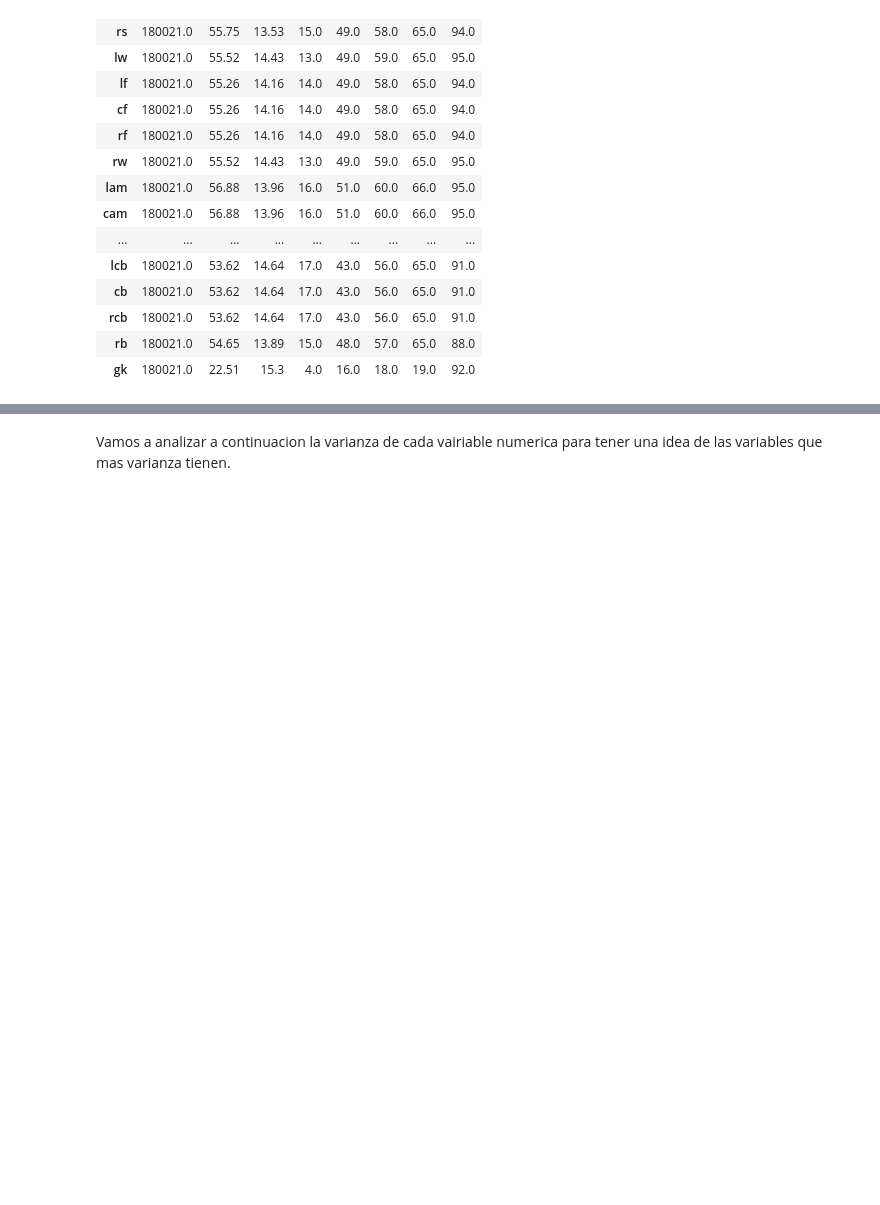
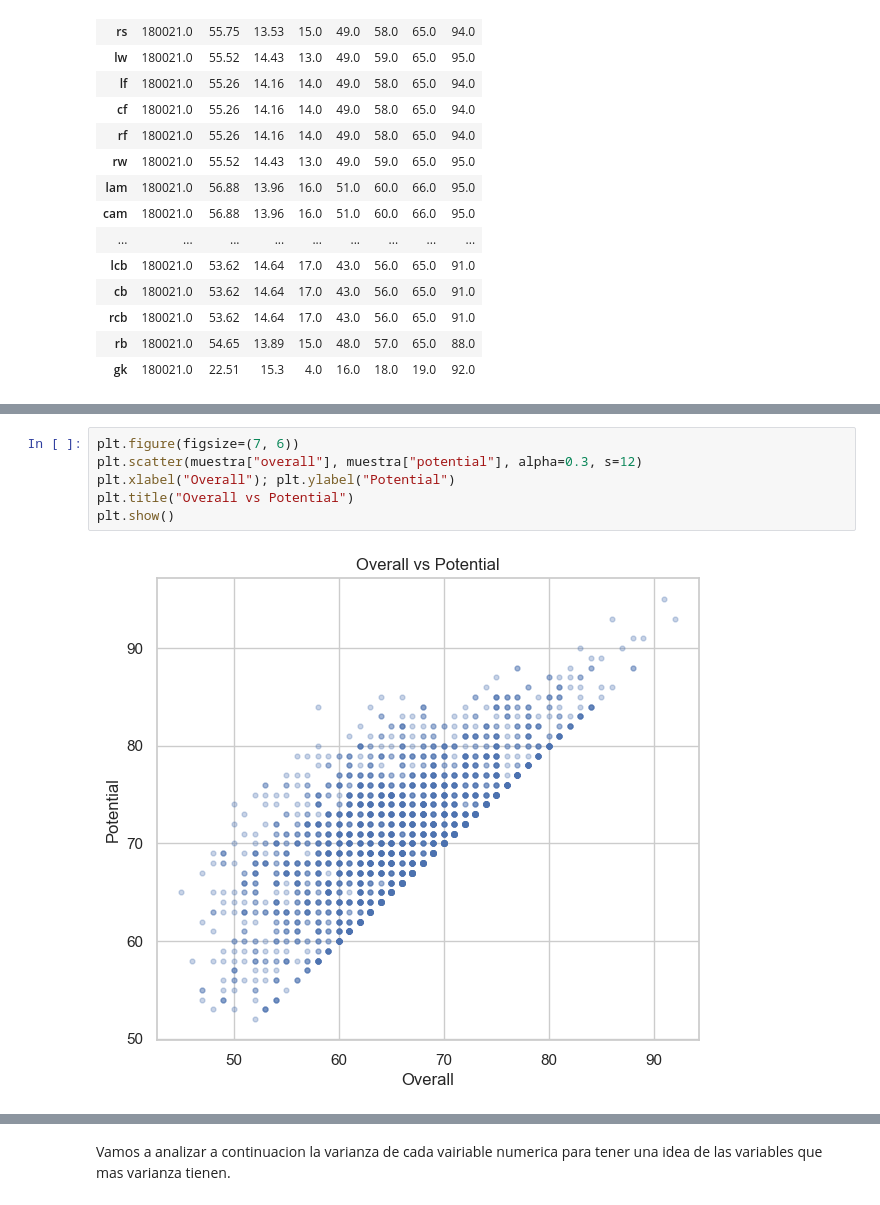
Before and after one commit to gonzanmarengo-ship-it/DiploDatos_grupo_21, a Jupyter notebook: Notebook/Practico_ANS.ipynb, the cells around one changed output, grey strips where cells are left out. Drawn from its saved outputs; the diff is of its cells as text; blank space fills up the shorter version.

```diff
--- a/Notebook/Practico_ANS.ipynb
+++ b/Notebook/Practico_ANS.ipynb
@@ -614,0 +627,8 @@ for grupo, cols in grupos_dominio.items():
+# %%
+plt.figure(figsize=(7, 6))
+plt.scatter(muestra["overall"], muestra["potential"], alpha=0.3, s=12)
+plt.xlabel("Overall"); plt.ylabel("Potential")
+plt.title("Overall vs Potential")
+plt.show()
+# %% [output]
+[figure, added]
```
Also changed, not shown: parts of 30 cells of this notebook.
